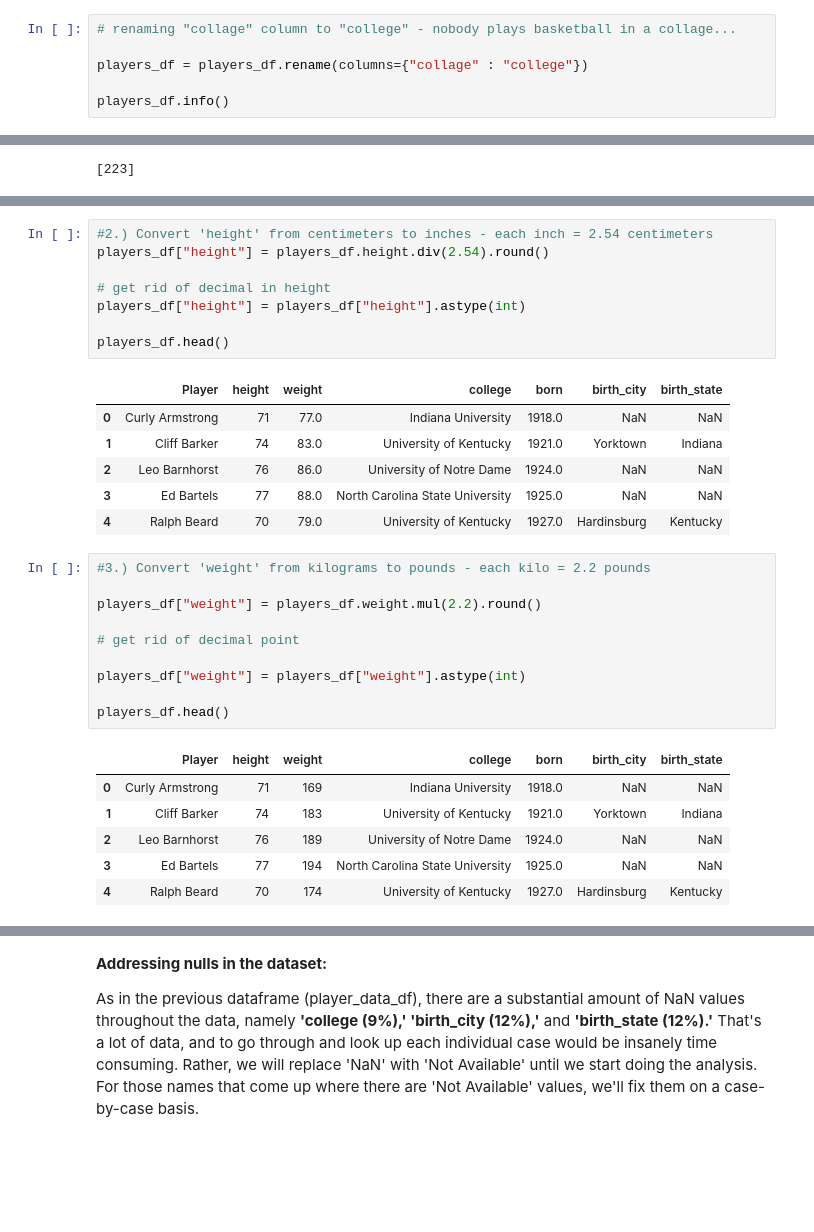
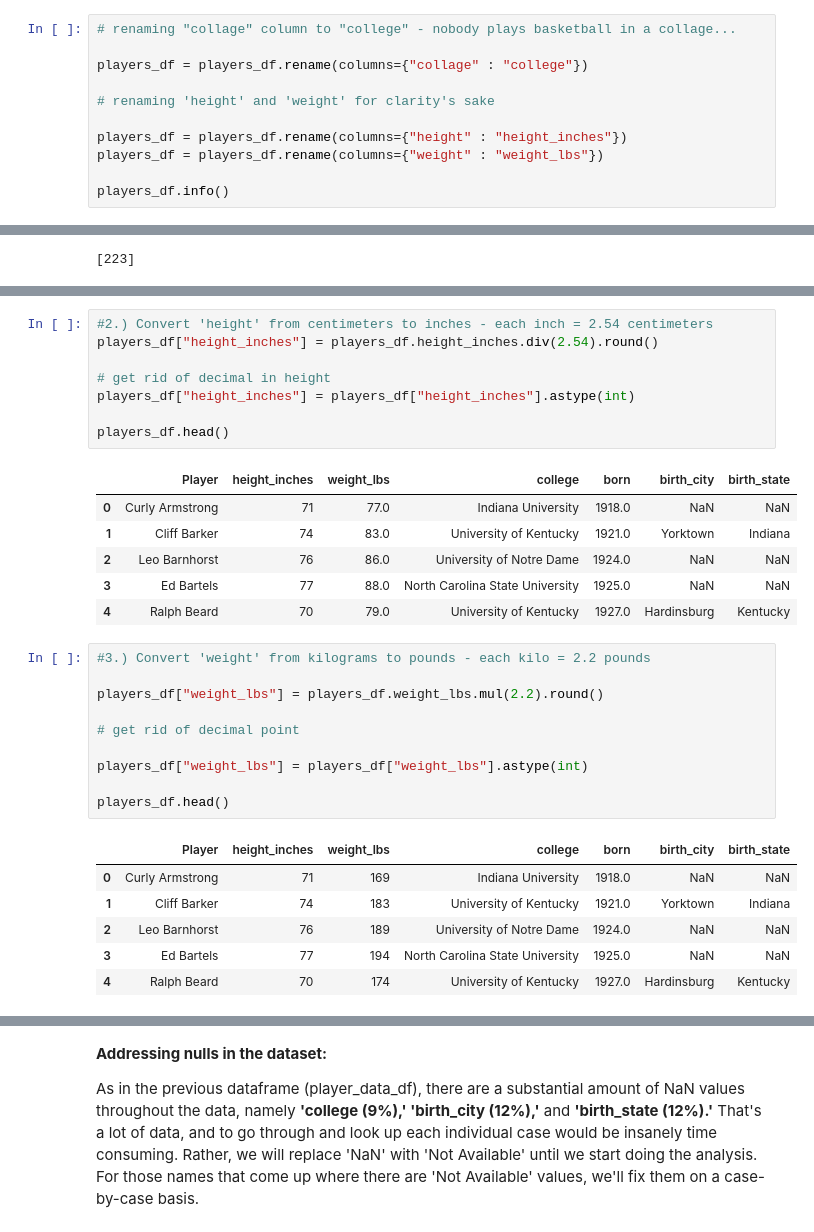
Before and after one commit to The-Rimshotz/alley-oop-nba-stats, a Jupyter notebook: nba_acquisition.ipynb, the cells around one changed output, grey strips where cells are left out. Saved outputs shown, nothing was run; the diff lists cells and outputs as text; blank space fills up the shorter version.

Commit message:
Minor changes
Cleaned up renaming of columns - inplace=True was problematic

```diff
--- a/nba_acquisition.ipynb
+++ b/nba_acquisition.ipynb
@@ -630,6 +604,11 @@ memory usage: 245.2+ KB
 
 players_df = players_df.rename(columns={"collage" : "college"})
 
+# renaming 'height' and 'weight' for clarity's sake
+
+players_df = players_df.rename(columns={"height" : "height_inches"})
+players_df = players_df.rename(columns={"weight" : "weight_lbs"})
+
 players_df.info()
 # %% [output]
 <class 'pandas.core.frame.DataFrame'>
@@ -738,14 +717,14 @@ dtypes: float64(3), object(4)
 memory usage: 245.1+ KB
 # %%
 #2.) Convert 'height' from centimeters to inches - each inch = 2.54 centimeters
-players_df["height"] = players_df.height.div(2.54).round()
+players_df["height_inches"] = players_df.height_inches.div(2.54).round()
 
 # get rid of decimal in height
-players_df["height"] = players_df["height"].astype(int)
+players_df["height_inches"] = players_df["height_inches"].astype(int)
 
 players_df.head()
 # %% [output]
-|  | Player | height | weight | college | born | birth_city | birth_state |
+|  | Player | height_inches | weight_lbs | college | born | birth_city | birth_state |
 | 0 | Curly Armstrong | 71 | 77.0 | Indiana University | 1918.0 | NaN | NaN |
 | 1 | Cliff Barker | 74 | 83.0 | University of Kentucky | 1921.0 | Yorktown | Indiana |
 | 2 | Leo Barnhorst | 76 | 86.0 | University of Notre Dame | 1924.0 | NaN | NaN |
@@ -754,15 +733,15 @@ players_df.head()
 # %%
 #3.) Convert 'weight' from kilograms to pounds - each kilo = 2.2 pounds
 
-players_df["weight"] = players_df.weight.mul(2.2).round()
+players_df["weight_lbs"] = players_df.weight_lbs.mul(2.2).round()
 
 # get rid of decimal point
 
-players_df["weight"] = players_df["weight"].astype(int)
+players_df["weight_lbs"] = players_df["weight_lbs"].astype(int)
 
 players_df.head()
 # %% [output]
-|  | Player | height | weight | college | born | birth_city | birth_state |
+|  | Player | height_inches | weight_lbs | college | born | birth_city | birth_state |
 | 0 | Curly Armstrong | 71 | 169 | Indiana University | 1918.0 | NaN | NaN |
 | 1 | Cliff Barker | 74 | 183 | University of Kentucky | 1921.0 | Yorktown | Indiana |
 | 2 | Leo Barnhorst | 76 | 189 | University of Notre Dame | 1924.0 | NaN | NaN |
```
Also changed, not shown: parts of 20 cells of this notebook, 1 other file.
